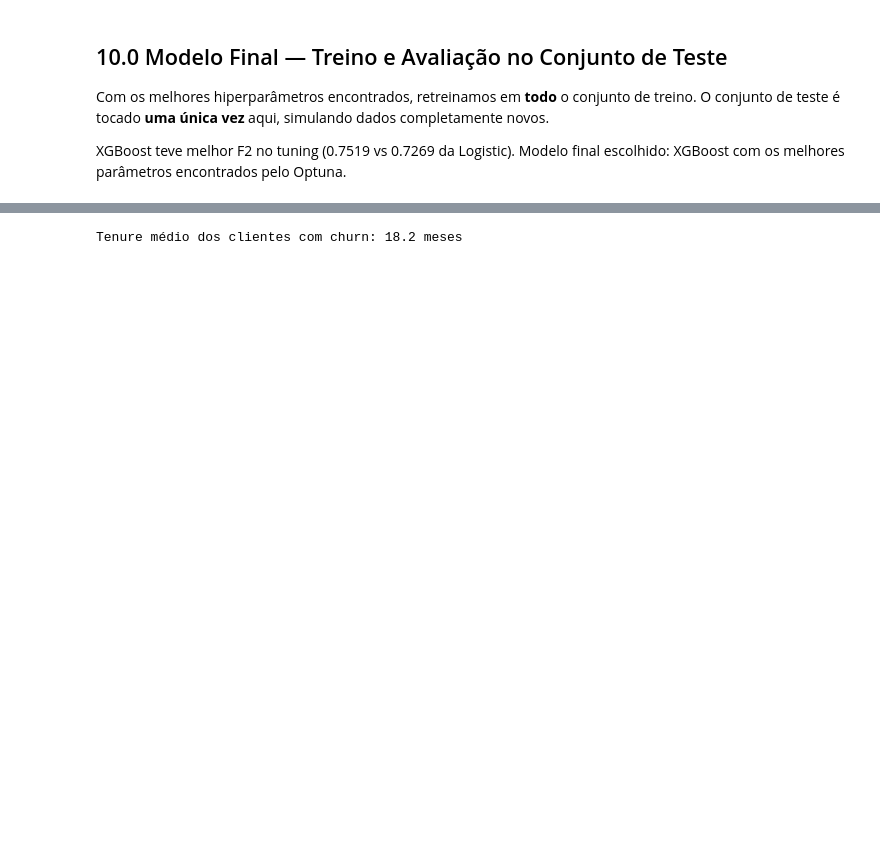
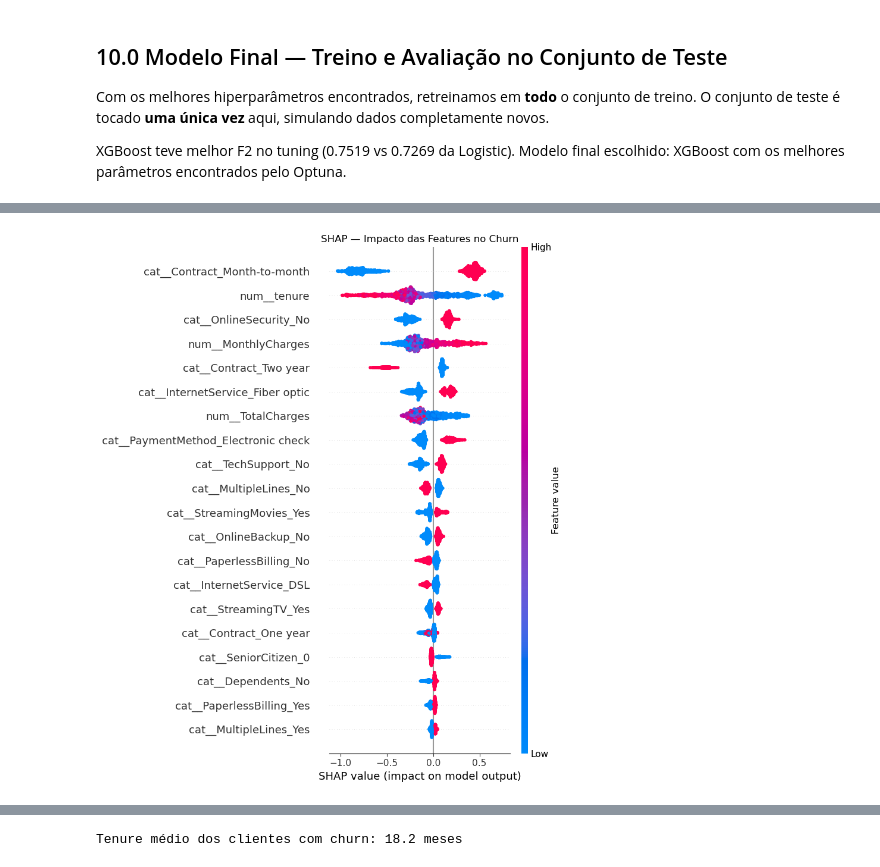
Before and after one commit to Felintox/Telecom-Churn-Classification, a Jupyter notebook: Modelagem_Churn.ipynb, the cells around one changed output, grey strips where cells are left out. Cells and saved outputs as stored; diff of their text form; code cells hidden in the pictures; blank space fills up the shorter version.

```diff
--- a/Modelagem_Churn.ipynb
+++ b/Modelagem_Churn.ipynb
@@ -484,0 +576,13 @@ weighted avg       0.80      0.68      0.70      1407
+# %%
+explainer = shap.TreeExplainer(best_xgboost)
+
+X_test_transformed = pipeline_final[:-1].transform(X_test)
+shap_values = explainer.shap_values(X_test_transformed)
+
+plt.figure()
+shap.summary_plot(shap_values, X_test_transformed, feature_names=feature_names, show=False)
+plt.title('SHAP — Impacto das Features no Churn')
+plt.tight_layout()
+plt.show()
+# %% [output]
+[figure, added]
```
Also changed, not shown: parts of 24 cells of this notebook, 2 other files.
